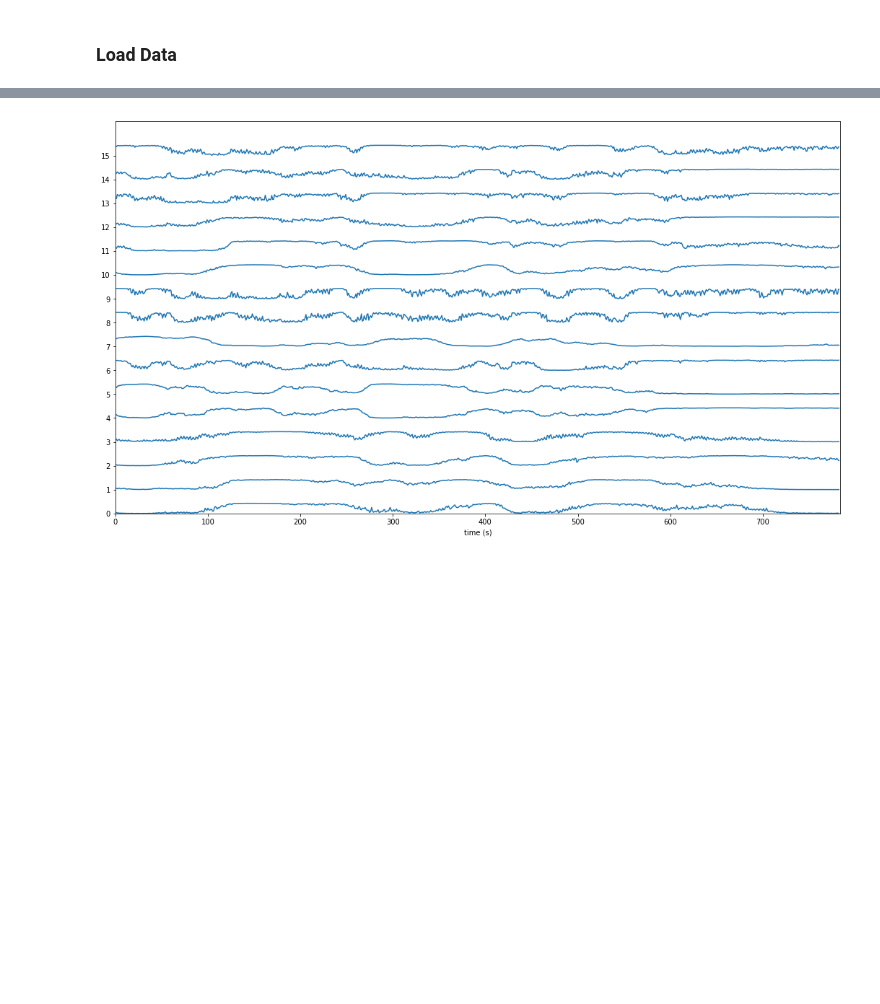
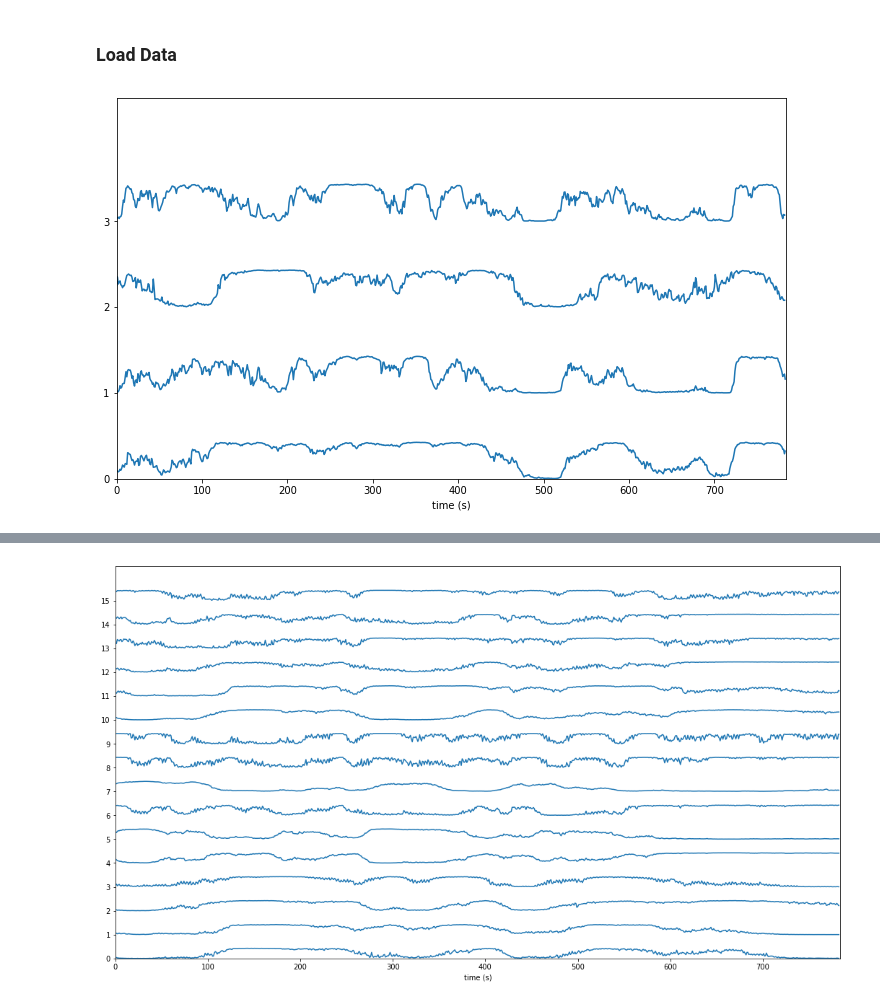
Before and after one commit to DanielLongo/NeuralFill, a Jupyter notebook: metrics/visualize_metrics.ipynb, the cells around one changed output, grey strips where cells are left out. Drawn from its saved outputs; the diff is of its cells as text; code cells hidden in the pictures; blank space fills up the shorter version.

```diff
--- a/metrics/visualize_metrics.ipynb
+++ b/metrics/visualize_metrics.ipynb
@@ -26,5 +28,9 @@ sample_generated = np.load(filename)
 files_csv = "../data/dataset_csv/sample_file.csv"
 dataset = EEGDatasetMc(files_csv, select_channels=list(range(4)), max_num_examples=1000, length=784)
 # %%
-sample_real = dataset[5]
+sample_real = dataset[9]
 sample_real = sample_real.numpy()
+# %%
+stacklineplot.stackplot(sample_real, yscale=.3)
+# %% [output]
+[figure, added]
```
Also changed, not shown: parts of 2 cells of this notebook, 5 other files.
